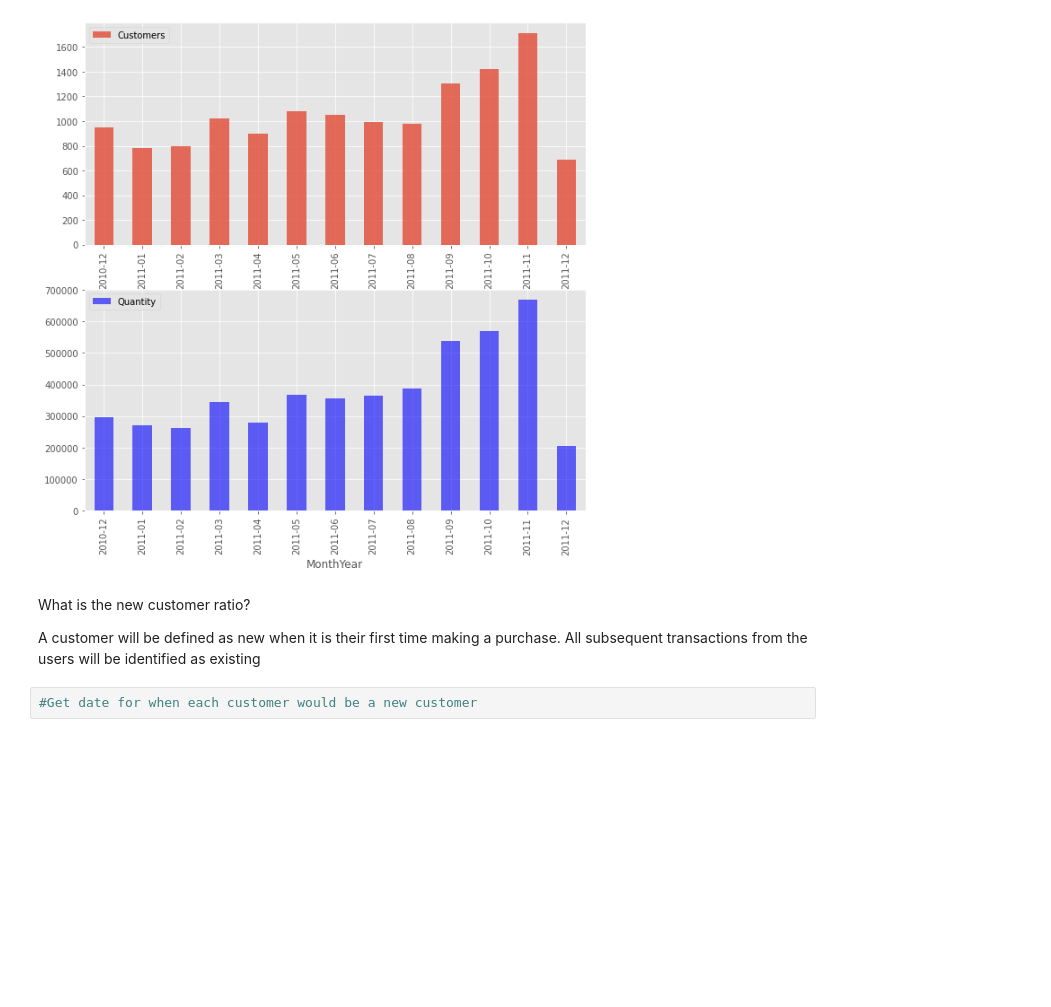
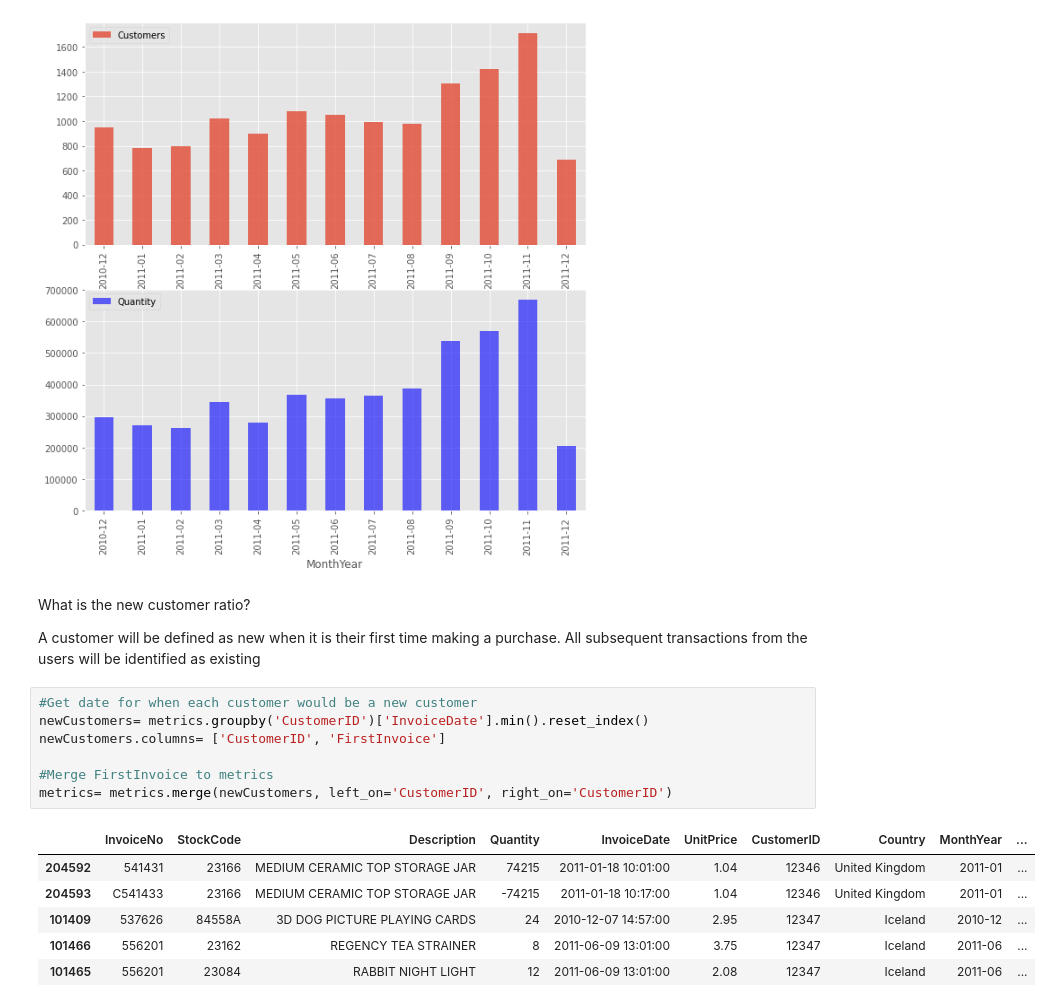
Before and after one commit to KishenSharma6/Online_Retail_Customer_Segmentation, a Jupyter notebook: notebooks/EDA.ipynb, the cells around one changed output. Drawn from its saved outputs; the diff is of its cells as text; blank space fills up the shorter version.

```diff
--- a/notebooks/EDA.ipynb
+++ b/notebooks/EDA.ipynb
@@ -141,3 +141,15 @@ What is the new customer ratio?
 A customer will be defined as new when it is their first time making a purchase. All subsequent transactions from the users will be identified as existing
 # %%
 #Get date for when each customer would be a new customer
+newCustomers= metrics.groupby('CustomerID')['InvoiceDate'].min().reset_index()
+newCustomers.columns= ['CustomerID', 'FirstInvoice']
+
+#Merge FirstInvoice to metrics
+metrics= metrics.merge(newCustomers, left_on='CustomerID', right_on='CustomerID')
+# %% [output]
+|  | InvoiceNo | StockCode | Description | Quantity | InvoiceDate | UnitPrice | CustomerID | Country | MonthYear | ... |
+| 204592 | 541431 | 23166 | MEDIUM CERAMIC TOP STORAGE JAR | 74215 | 2011-01-18 10:01:00 | 1.04 | 12346 | United Kingdom | 2011-01 | ... |
+| 204593 | C541433 | 23166 | MEDIUM CERAMIC TOP STORAGE JAR | -74215 | 2011-01-18 10:17:00 | 1.04 | 12346 | United Kingdom | 2011-01 | ... |
+| 101409 | 537626 | 84558A | 3D DOG PICTURE PLAYING CARDS | 24 | 2010-12-07 14:57:00 | 2.95 | 12347 | Iceland | 2010-12 | ... |
+| 101466 | 556201 | 23162 | REGENCY TEA STRAINER | 8 | 2011-06-09 13:01:00 | 3.75 | 12347 | Iceland | 2011-06 | ... |
+| 101465 | 556201 | 23084 | RABBIT NIGHT LIGHT | 12 | 2011-06-09 13:01:00 | 2.08 | 12347 | Iceland | 2011-06 | ... |
```
Also changed, not shown: parts of 9 cells of this notebook.
